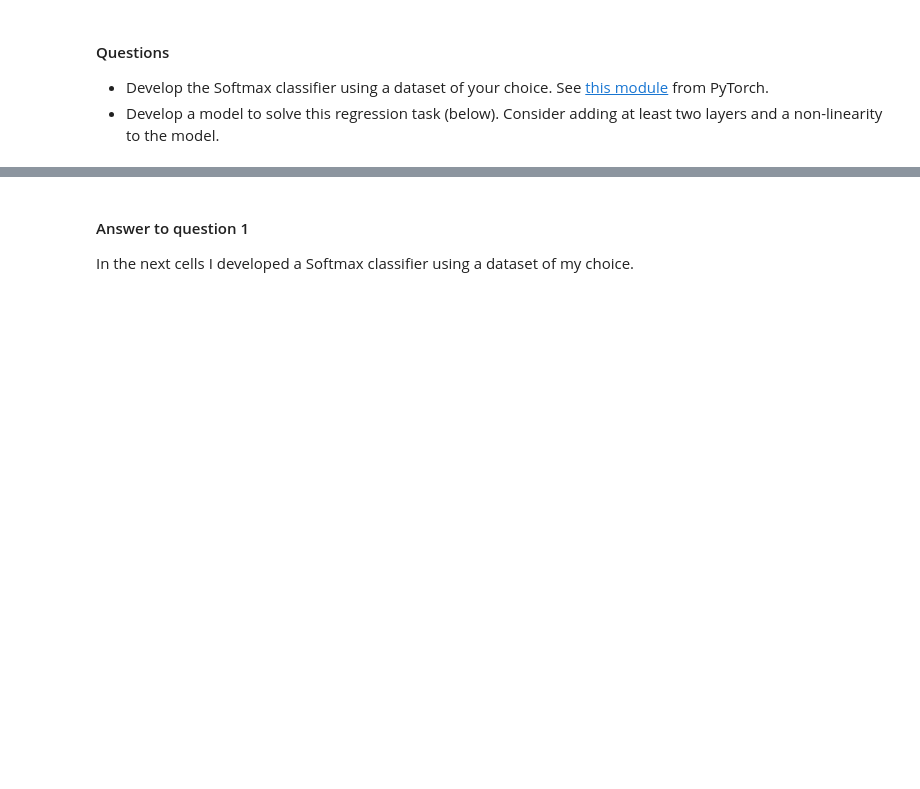
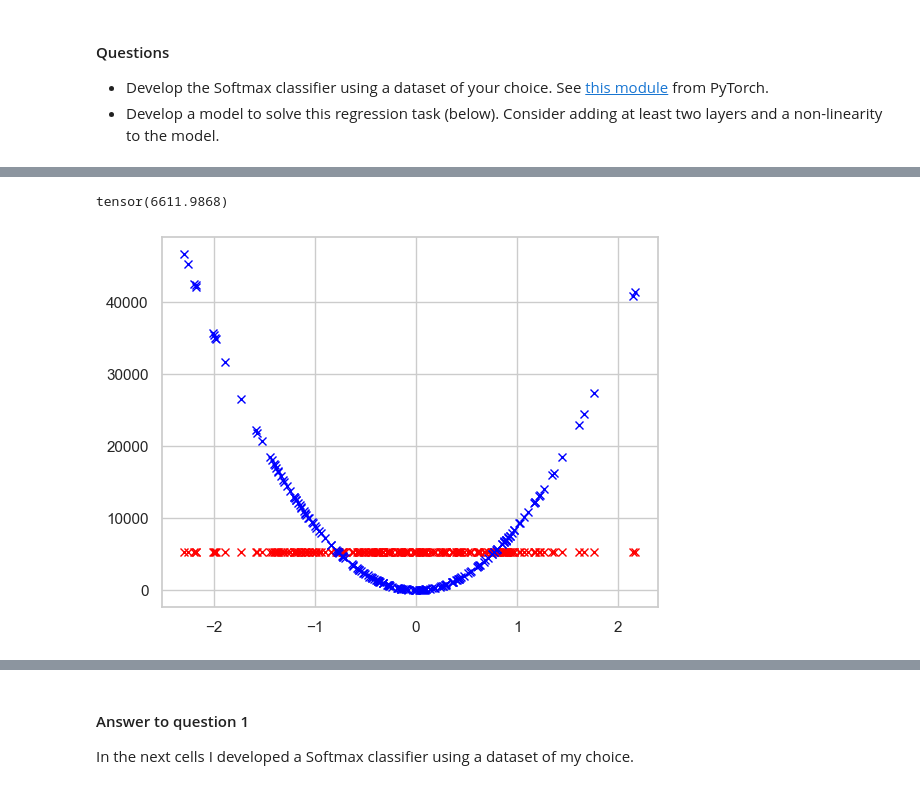
Before and after one commit to simocasaz/Machine_learning_course_repo, a Jupyter notebook: 3_pytorch.ipynb, the cells around one changed output, grey strips where cells are left out. Drawn from its saved outputs; the diff is of its cells as text; code cells hidden in the pictures; blank space fills up the shorter version.

```diff
--- a/3_pytorch.ipynb
+++ b/3_pytorch.ipynb
@@ -512,0 +602,4 @@ plt.show()
+# %%
+# Training the model
+
+train_model(model, optimizer, data_loader, loss_function, num_epochs=500)
@@ -512,0 +624,26 @@ plt.show()
+# %%
+# Transform the validation data to PyTorch tensors
+
+x_val_tor = torch.from_numpy(x_val).float()
+y_val_tor = torch.from_numpy(y_val).float()
+# %%
+model.eval() # Set model to eval mode
+
+with torch.no_grad(): # Deactivate gradients for the following code
+    # Determine prediction of model on dev set
+    x_val_tor = x_val_tor.to(device)
+    preds = model(x_val_tor)
+# %%
+from torchmetrics import MeanAbsoluteError
+
+preds = preds.squeeze().cpu()
+mean_error = MeanAbsoluteError()
+print(mean_error(preds, y_val_tor))
+# %% [output]
+tensor(6611.9868)
+# %%
+plt.plot(x_val, preds, 'x', c='red')
+plt.plot(x_val, y_val, 'x', c='blue')
+plt.show()
+# %% [output]
+[figure, added]
```
Also changed, not shown: parts of 31 cells of this notebook, 21 other files.
